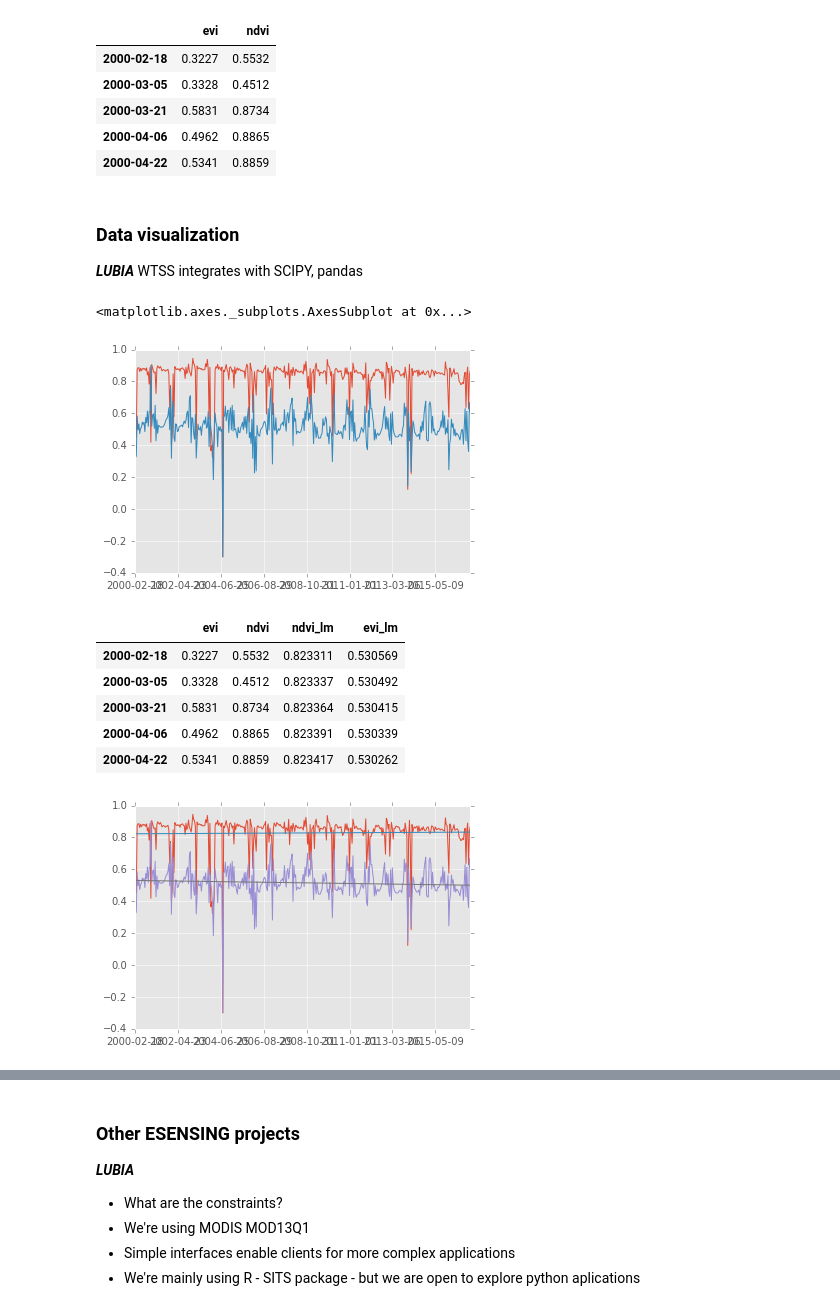
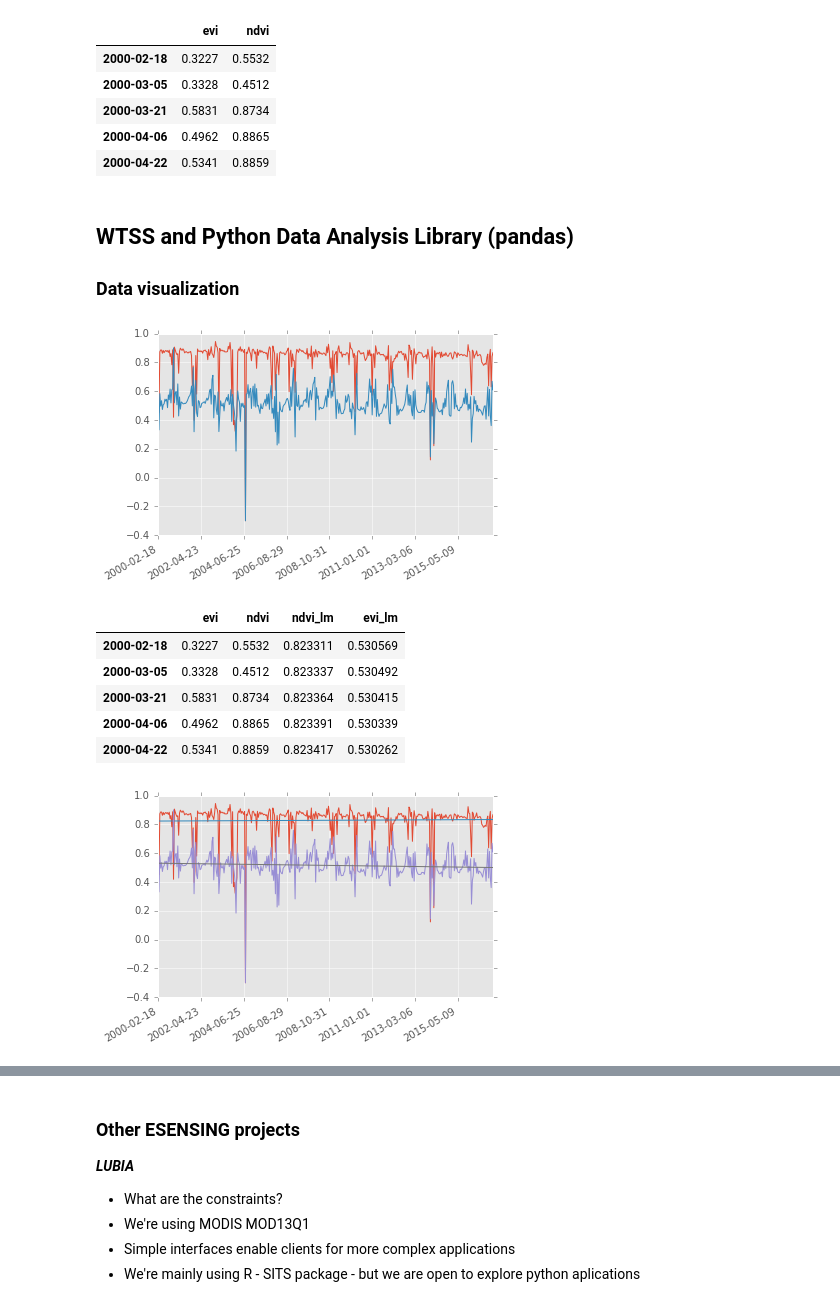
Before and after one commit to rolfsimoes/wgiss-py-webinar, a Jupyter notebook: WGISS_Tech_Webinar.ipynb, the cells around one changed output, grey strips where cells are left out. Saved outputs shown, nothing was run; the diff lists cells and outputs as text; code cells hidden in the pictures.

```diff
--- a/WGISS_Tech_Webinar.ipynb
+++ b/WGISS_Tech_Webinar.ipynb
@@ -135,16 +134,19 @@ vidf[0:5]
 | 2000-03-21 | 0.5831 | 0.8734 |
 | 2000-04-06 | 0.4962 | 0.8865 |
 | 2000-04-22 | 0.5341 | 0.8859 |
-# %% [markdown]
-### Data visualization
-***LUBIA*** WTSS integrates with SCIPY, pandas
+# %% [markdown]
+## WTSS and Python Data Analysis Library (pandas)
+
+### Data visualization
 # %%
 # Time series visualization
+fig, ax = matplotlib.pyplot.subplots()
+ax.plot()
 vidf['ndvi'].plot()
 vidf['evi'].plot()
+fig.autofmt_xdate()
 # %% [output]
-<matplotlib.axes._subplots.AxesSubplot at 0x...>
-[figure, old version]
+[figure, new version]
 # %%
 # fit a line to a time series
 def fitline(vi):
@@ -158,11 +160,15 @@ def fitline(vi):
 # fit a line to the vegetation indexes
 vidf['ndvi_lm'] = fitline(vidf['ndvi'])
 vidf['evi_lm'] = fitline(vidf['evi'])
+
 # plot
+fig, ax = matplotlib.pyplot.subplots()
+ax.plot()
 vidf['ndvi'].plot()
 vidf['ndvi_lm'].plot()
 vidf['evi'].plot()
 vidf['evi_lm'].plot()
+fig.autofmt_xdate()
 vidf[0:5]
 # %% [output]
 |  | evi | ndvi | ndvi_lm | evi_lm |
@@ -171,7 +177,7 @@ vidf[0:5]
 | 2000-03-21 | 0.5831 | 0.8734 | 0.823364 | 0.530415 |
 | 2000-04-06 | 0.4962 | 0.8865 | 0.823391 | 0.530339 |
 | 2000-04-22 | 0.5341 | 0.8859 | 0.823417 | 0.530262 |
-[figure, old version]
+[figure, new version]
 # %%
 # Fourier decomposition
 def fourierfilter(vi, fq_keep):
```
Also changed, not shown: parts of 8 cells of this notebook.
